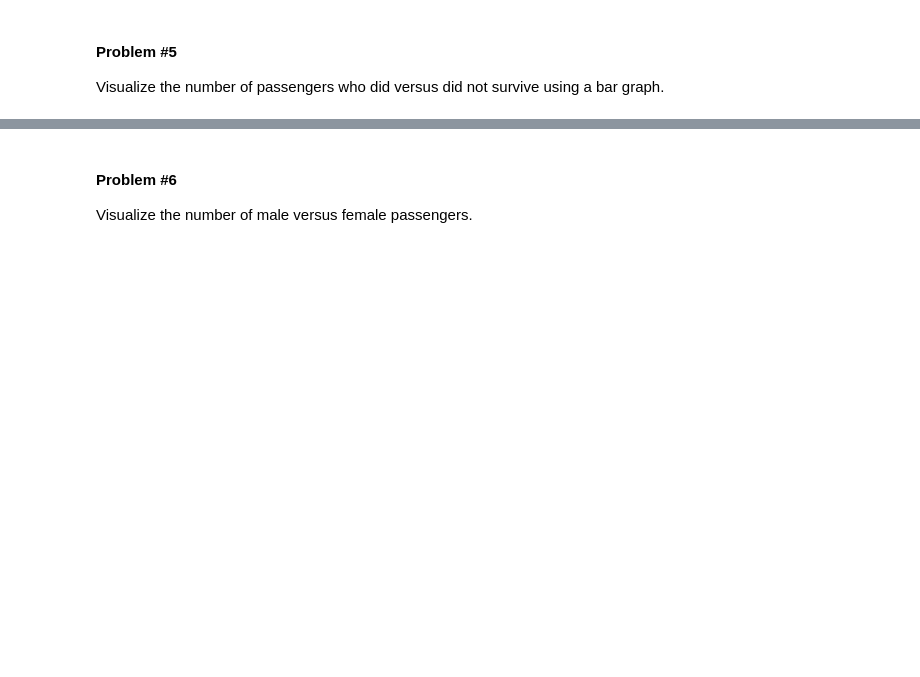
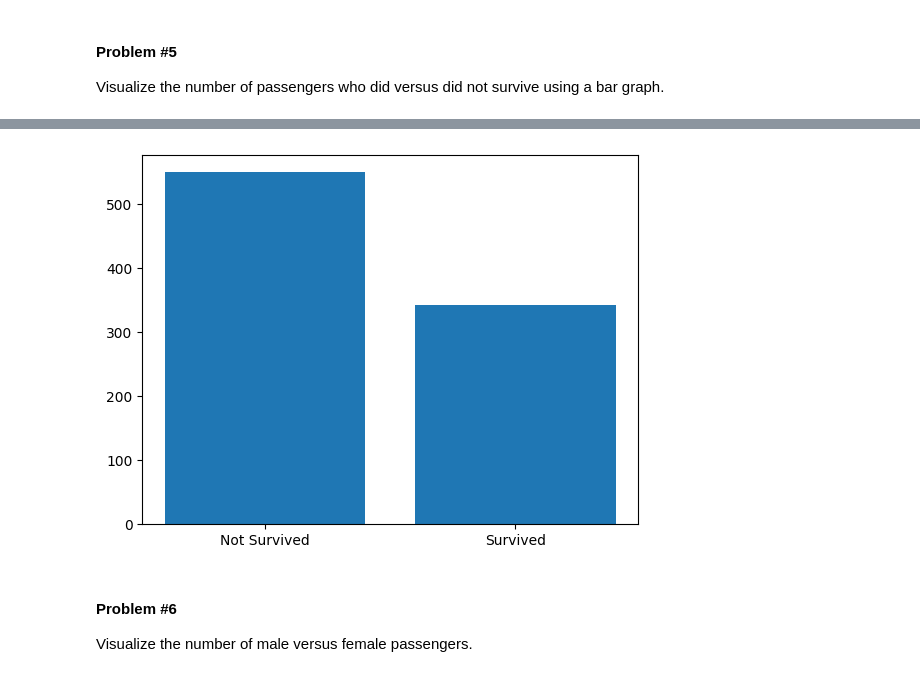
Before and after one commit to shohd614/-notebook, a Jupyter notebook: Copy_of_DSRP_Day_5_Lab_Notebook_[STUDENT].ipynb, the cells around one changed output, grey strips where cells are left out. Cells and saved outputs as stored; diff of their text form; code cells hidden in the pictures; blank space fills up the shorter version.

```diff
--- a/Copy_of_DSRP_Day_5_Lab_Notebook_[STUDENT].ipynb
+++ b/Copy_of_DSRP_Day_5_Lab_Notebook_[STUDENT].ipynb
@@ -85,12 +136,12 @@ Determine how many passengers did or did not survive using the `.value_counts()`
 Visualize the number of passengers who did versus did not survive using a bar graph.
 # %%
 categories = ['Not Survived', 'Survived']
-bars = # COMPLETE THIS CODE
+bars = data['Survived'].value_counts()# COMPLETE THIS CODE
 
-plt.# COMPLETE THIS CODE
+plt.bar(categories, bars)# COMPLETE THIS CODE
 
-plt.ylabel(# COMPLETE THIS CODE
-plt.title(# COMPLETE THIS CODE
+plt.ylabel("")# COMPLETE THIS CODE
+plt.title("")# COMPLETE THIS CODE
 
 plt.show()
 # %% [output]
@@ -98,3 +148,4 @@ SyntaxError: invalid syntax (<ipython-input-7-40dcc3e2a99f>, line 2)
+[figure, added]
 # %% [markdown]
 #### **Problem #6**
 
```
Also changed, not shown: parts of 15 cells of this notebook.
